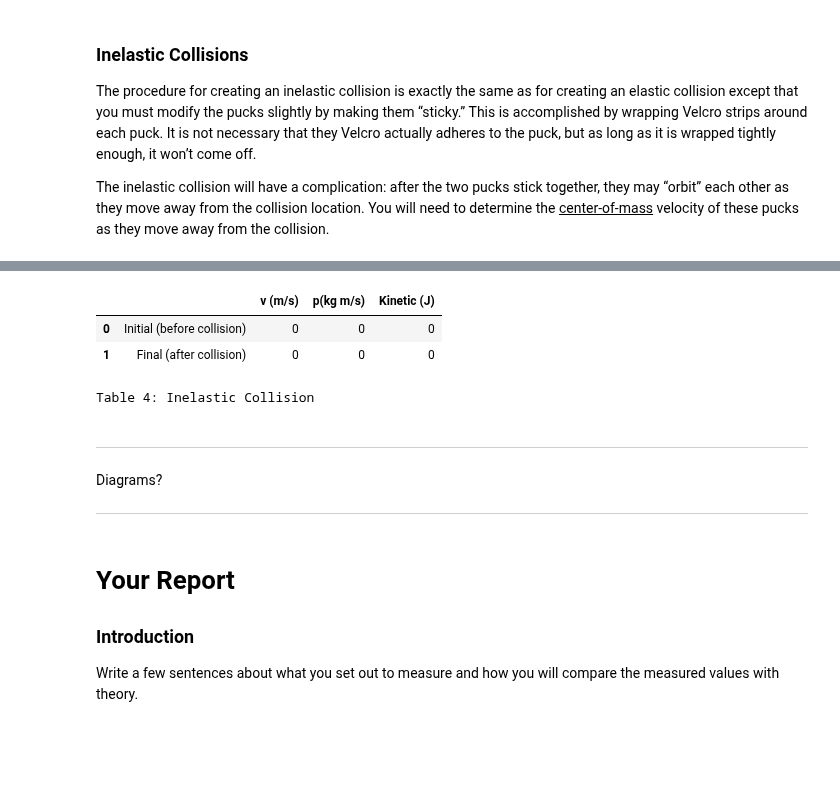
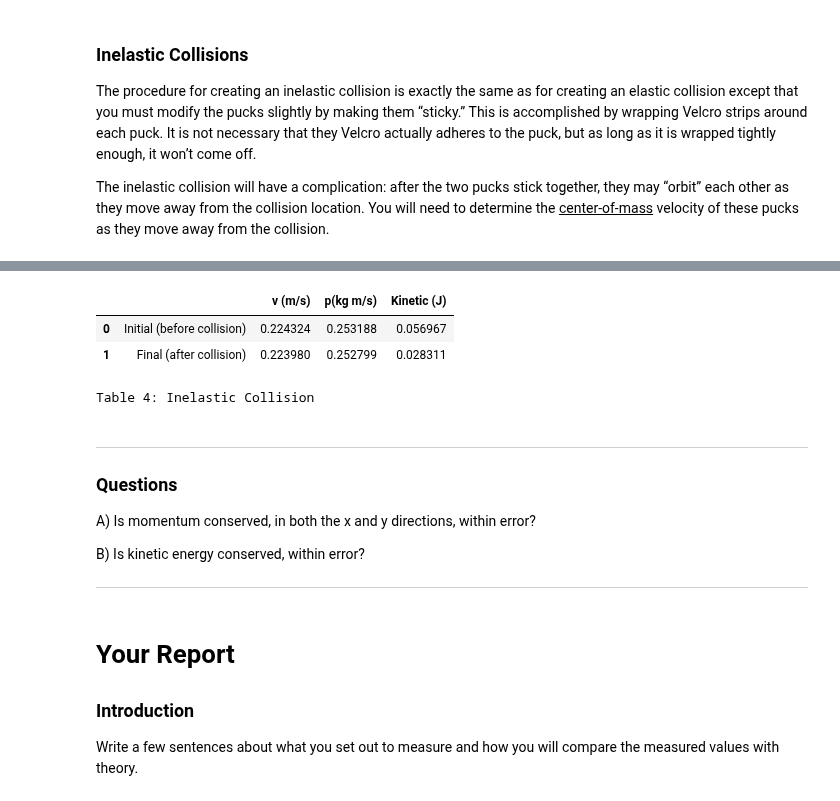
Before and after one commit to brash99/PhysicsLabs, a Jupyter notebook: PHYS201L/JupyterNotebooks/Lab6/Lab6.ipynb, the cells around one changed output, grey strips where cells are left out. Saved outputs shown, nothing was run; the diff lists cells and outputs as text; code cells hidden in the pictures; blank space fills up the shorter version.

```diff
--- a/PHYS201L/JupyterNotebooks/Lab6/Lab6.ipynb
+++ b/PHYS201L/JupyterNotebooks/Lab6/Lab6.ipynb
@@ -509,42 +571,55 @@ Table 3: The Inelastic Collision
 # %%
 # Raw Data 4: Inelastic Collision
 
 # Create an empty numpy array to hold the raw data
 raw_data_4 = np.empty((2,4))
 
 
 # Create a Pandas dataframe
 df4 = pd.DataFrame(raw_data_4, columns=[" ",
                                         "v (m/s)",
                                         "p(kg m/s)",
                                          "Kinetic (J)"])
 
 df4[' '] = ["Initial (before collision)","Final (after collision)"]
 
 
 #### Enter Raw Data Here!!!!!!!!!!!!!! ####
 
-df4['v (m/s)'] = [0,0]
+m1 = df3['m (kg)'][0]
+m2 = df3['m (kg)'][1]
 
-df4['p(kg m/s)'] = [0,0]
+# velocity of the center of mass
+vcmxi = (df3['p_x (kg m/s)'][0]+df3['p_x (kg m/s)'][1])/(df3['m (kg)'][0] +df3['m (kg)'][1])
+vcmyi = (df3['p_y (kg m/s)'][0]+df3['p_y (kg m/s)'][1])/(df3['m (kg)'][0] +df3['m (kg)'][1])
+vcmxf = df3['v_x (m/s)'][2]
+vcmyf = df3['v_y (m/s)'][2]
 
-df4['Kinetic (J)'] = [0,0]
+# calculate velocity, momentum, and kinetic energy of the two pysk system
+df4['v (m/s)']     = [np.sqrt(vcmxi**2+vcmyi**2),np.sqrt(vcmxf**2+vcmyf**2)]
+df4['p(kg m/s)']   = [df3['||v|| (m/s)'][0]*m1 + df3['||v|| (m/s)'][1]*m2,
+                      df3['||v|| (m/s)'][2]*(m1+m2)]
+df4['Kinetic (J)'] = [0.5*(m1*df3['||v|| (m/s)'][0]**2+m2*df3['||v|| (m/s)'][1]**2),
+                     0.5*(m1+m2)*df3['||v|| (m/s)'][2]**2]
 
 ###########################################
 
 from IPython.display import display
 display(df4)
 print ("Table 4: Inelastic Collision")
 print()
 # %% [output]
 |  |  | v (m/s) | p(kg m/s) | Kinetic (J) |
-| 0 | Initial (before collision) | 0 | 0 | 0 |
-| 1 | Final (after collision) | 0 | 0 | 0 |
+| 0 | Initial (before collision) | 0.224324 | 0.253188 | 0.056967 |
+| 1 | Final (after collision) | 0.223980 | 0.252799 | 0.028311 |
 Table 4: Inelastic Collision
-# %% [markdown]
-***
-Diagrams?
-***
+# %% [markdown]
+***
+### Questions
+A) Is momentum conserved, in both the x and y directions, within error?
+
+B) Is kinetic energy conserved, within error?
+***
 # %% [markdown]
 # Your Report
 
```
Also changed, not shown: parts of 5 cells of this notebook, 1 other file.
